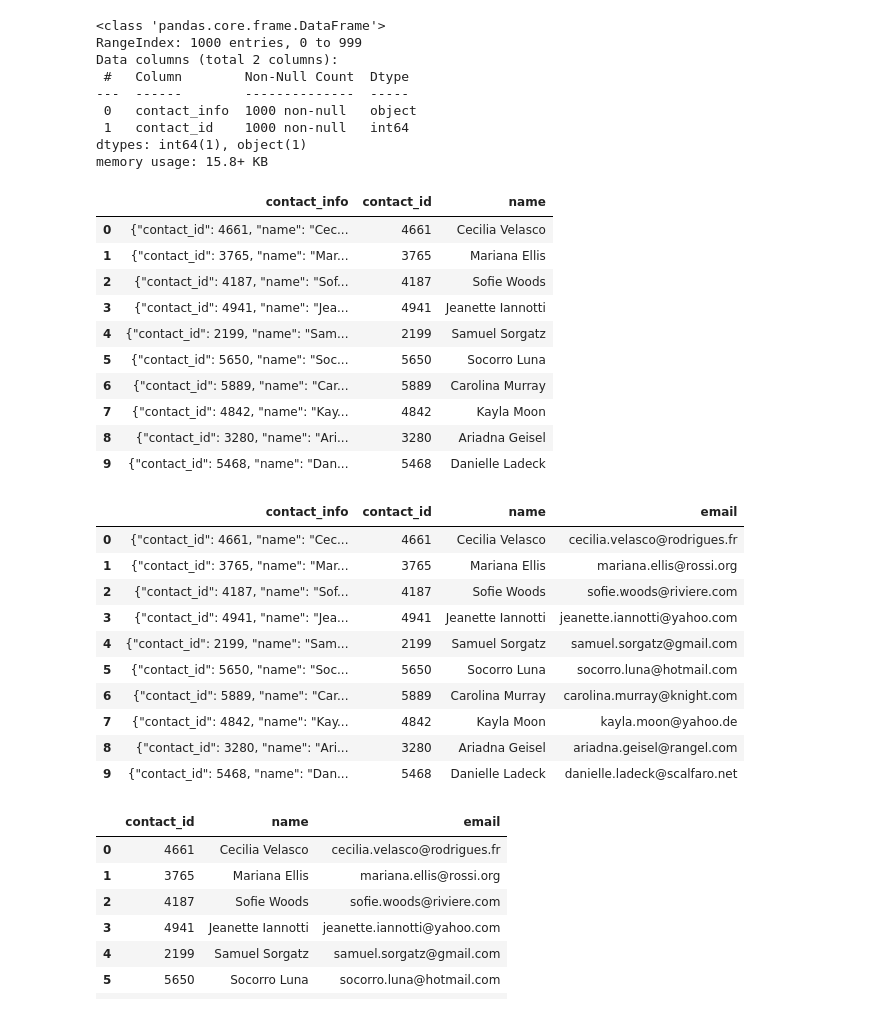
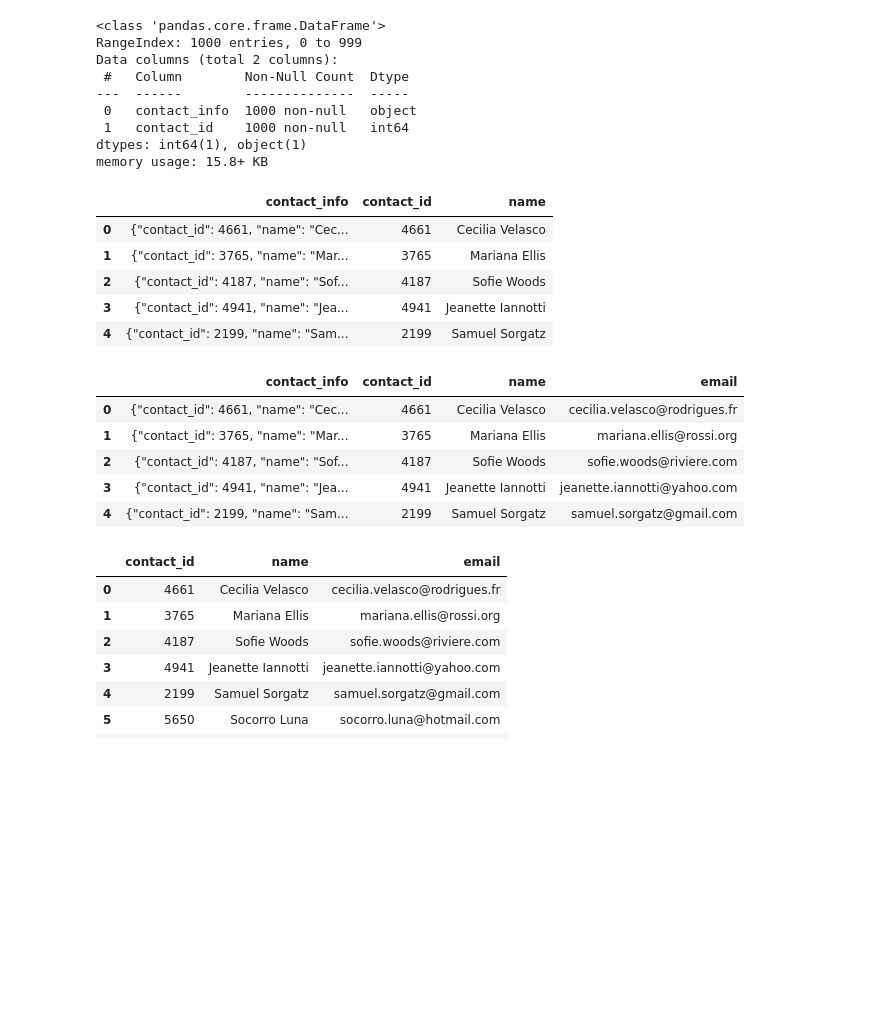
Before and after one commit to BezaAbebe/Crowdfunding_ETL, a Jupyter notebook: ETL_Mini_Project_Starter_Code.ipynb, the cells around one changed output. Saved outputs shown, nothing was run; the diff lists cells and outputs as text; code cells hidden in the pictures; blank space fills up the shorter version.

```diff
--- a/ETL_Mini_Project_Starter_Code.ipynb
+++ b/ETL_Mini_Project_Starter_Code.ipynb
@@ -318,7 +317,7 @@ campaign_cleaned.to_csv("Resources/campaign.csv", index=False)
 ### Extract the contacts.xlsx Data.
 # %%
 # Read the data into a Pandas DataFrame. Use the `header=2` parameter when reading in the data.
-contact_info_df = pd.read_excel('Resources/contacts.xlsx', header=2)
+contact_info_df = pd.read_excel('Resources/contacts.xlsx', header=3)
 contact_info_df.head()
 # %% [output]
 |  | contact_info |
@@ -467,6 +475,11 @@ dtypes: int64(1), object(1)
 memory usage: 15.8+ KB
 # %%
 # Extract the name of the contact and add it to a new column.
+
+new_contact_info_df = contact_info_df_copy
+new_contact_info_df['name'] = contact_info_df_copy['contact_info'].str.extract(r'"name": "([^"]+)"')
+
+new_contact_info_df.head()
 # %% [output]
 |  | contact_info | contact_id | name |
 | 0 | {"contact_id": 4661, "name": "Cec... | 4661 | Cecilia Velasco |
@@ -474,25 +487,19 @@ memory usage: 15.8+ KB
 | 2 | {"contact_id": 4187, "name": "Sof... | 4187 | Sofie Woods |
 | 3 | {"contact_id": 4941, "name": "Jea... | 4941 | Jeanette Iannotti |
 | 4 | {"contact_id": 2199, "name": "Sam... | 2199 | Samuel Sorgatz |
-| 5 | {"contact_id": 5650, "name": "Soc... | 5650 | Socorro Luna |
-| 6 | {"contact_id": 5889, "name": "Car... | 5889 | Carolina Murray |
-| 7 | {"contact_id": 4842, "name": "Kay... | 4842 | Kayla Moon |
-| 8 | {"contact_id": 3280, "name": "Ari... | 3280 | Ariadna Geisel |
-| 9 | {"contact_id": 5468, "name": "Dan... | 5468 | Danielle Ladeck |
 # %%
 # Extract the email from the contacts and add the values to a new column.
+new_contact_info_df = contact_info_df_copy
+new_contact_info_df['email'] = contact_info_df_copy['contact_info'].str.extract(r'"email": "([^"]+.[^"].\w)')
+
+new_contact_info_df.head()
 # %% [output]
 |  | contact_info | contact_id | name | email |
 | 0 | {"contact_id": 4661, "name": "Cec... | 4661 | Cecilia Velasco | cecilia.velasco@rodrigues.fr |
 | 1 | {"contact_id": 3765, "name": "Mar... | 3765 | Mariana Ellis | mariana.ellis@rossi.org |
 | 2 | {"contact_id": 4187, "name": "Sof... | 4187 | Sofie Woods | sofie.woods@riviere.com |
 | 3 | {"contact_id": 4941, "name": "Jea... | 4941 | Jeanette Iannotti | jeanette.iannotti@yahoo.com |
 | 4 | {"contact_id": 2199, "name": "Sam... | 2199 | Samuel Sorgatz | samuel.sorgatz@gmail.com |
-| 5 | {"contact_id": 5650, "name": "Soc... | 5650 | Socorro Luna | socorro.luna@hotmail.com |
-| 6 | {"contact_id": 5889, "name": "Car... | 5889 | Carolina Murray | carolina.murray@knight.com |
-| 7 | {"contact_id": 4842, "name": "Kay... | 4842 | Kayla Moon | kayla.moon@yahoo.de |
-| 8 | {"contact_id": 3280, "name": "Ari... | 3280 | Ariadna Geisel | ariadna.geisel@rangel.com |
-| 9 | {"contact_id": 5468, "name": "Dan... | 5468 | Danielle Ladeck | danielle.ladeck@scalfaro.net |
 # %%
 # Create a copy of the contact_info_df with the 'contact_id', 'name', 'email' columns.
 # %% [output]
```
Also changed, not shown: parts of 5 cells of this notebook, 1 other file.
